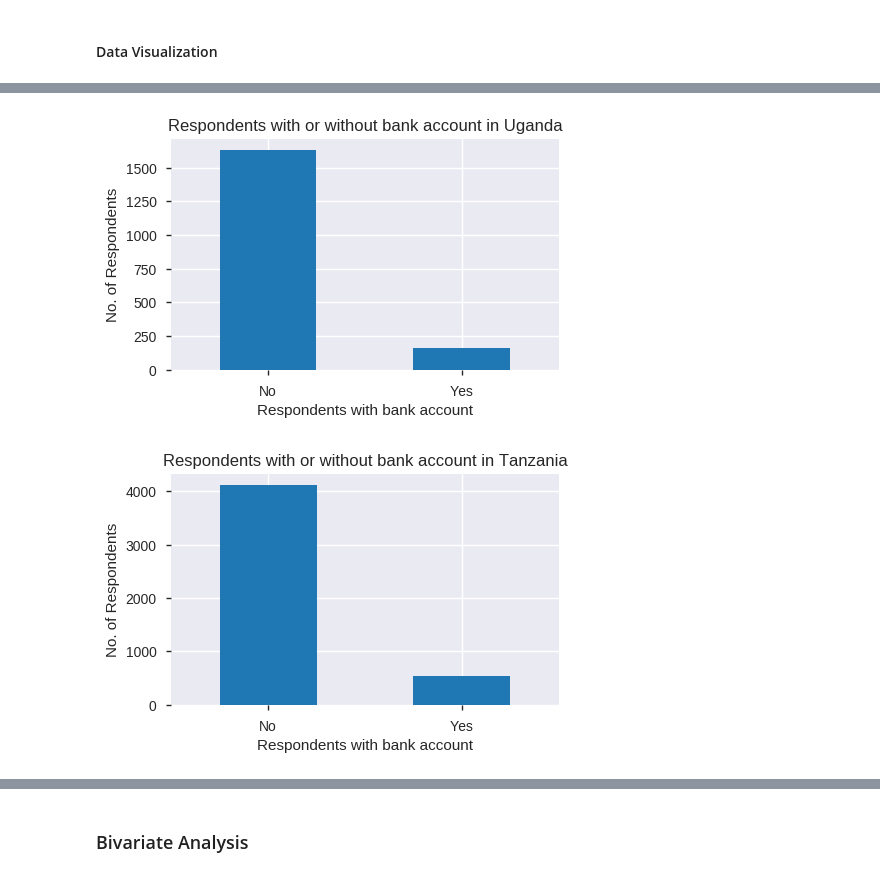
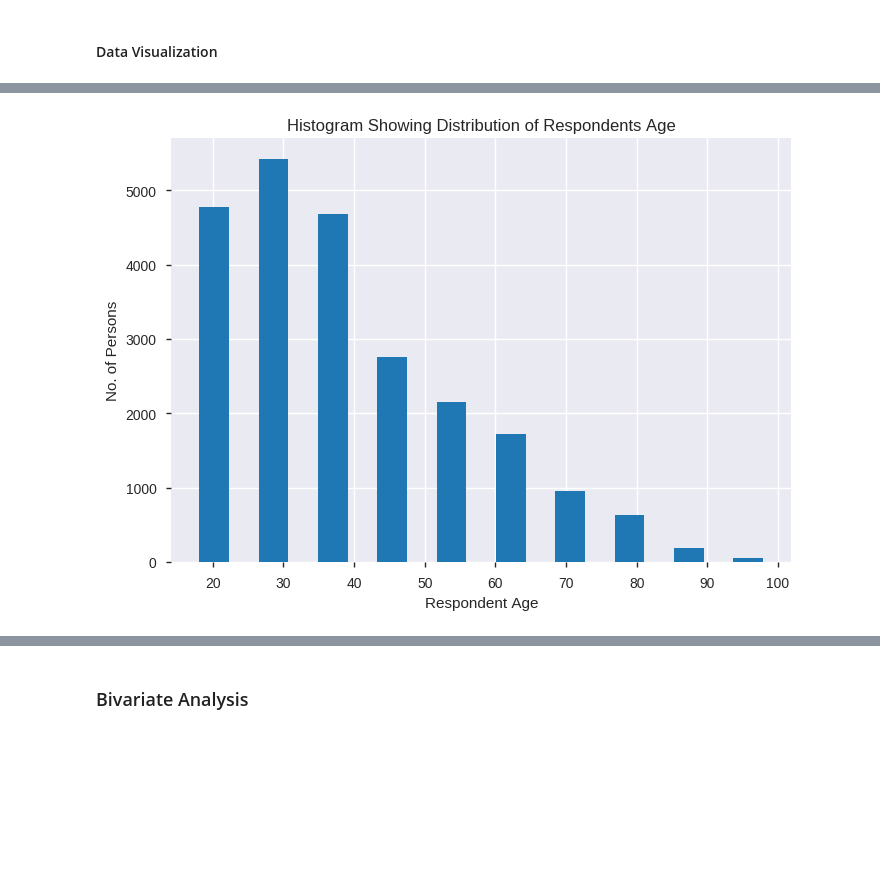
Before and after one commit to booorayan/fin_wk_2_proj, a Jupyter notebook: fin_inclusion_dsproject_1.ipynb, the cells around one changed output, grey strips where cells are left out. Saved outputs shown, nothing was run; the diff lists cells and outputs as text; code cells hidden in the pictures; blank space fills up the shorter version.

```diff
--- a/fin_inclusion_dsproject_1.ipynb
+++ b/fin_inclusion_dsproject_1.ipynb
@@ -809,32 +476,13 @@ plt.show()
-# %%
-#  respondents in Uganda with bank account
-
-uganda = fin_t[fin_t['country'] == 'Uganda']
-uganda['has_bank_account'].value_counts().plot.bar(figsize=(5,3))
-plt.xlabel('Respondents with bank account')
-plt.xticks(rotation=360)
-plt.ylabel('No. of Respondents')
-plt.title('Respondents with or without bank account in Uganda')
-plt.show()
-
-
-# about 1600 of the respondents from Uganda lacked banks accounts
-# approx. 150 of the respondents from Uganda had bank accounts
-# %% [output]
-[figure, removed]
-# %%
-#  respondents in Tanzania with bank account
-
-tan = fin_t[fin_t['country'] == 'Tanzania']
-tan['has_bank_account'].value_counts().plot.bar(figsize=(5,3))
-plt.xlabel('Respondents with bank account')
-plt.xticks(rotation=360)
-plt.ylabel('No. of Respondents')
-plt.title('Respondents with or without bank account in Tanzania')
-plt.show()
-
-
-# approx 4100 of respondents from tanzania lacked bank accounts
-# approx 500 of respondents from Tanzania had bank accounts
-# %% [output]
-[figure, removed]
+# %%
+# plotting a histogram of the respondent age column using matplotlib
+
+plt.hist(fin['respondent_age'], bins=10, histtype='bar', rwidth=0.5)
+plt.xlabel('Respondent Age')
+plt.ylabel('No. of Persons')
+plt.title('Histogram Showing Distribution of Respondents Age')
+plt.show()
+
+
+# histogram reveals that most of the respondents were approximately between the ages of 20-40 years.
+# %% [output]
+[figure, added]
```
Also changed, not shown: parts of 79 cells of this notebook.
